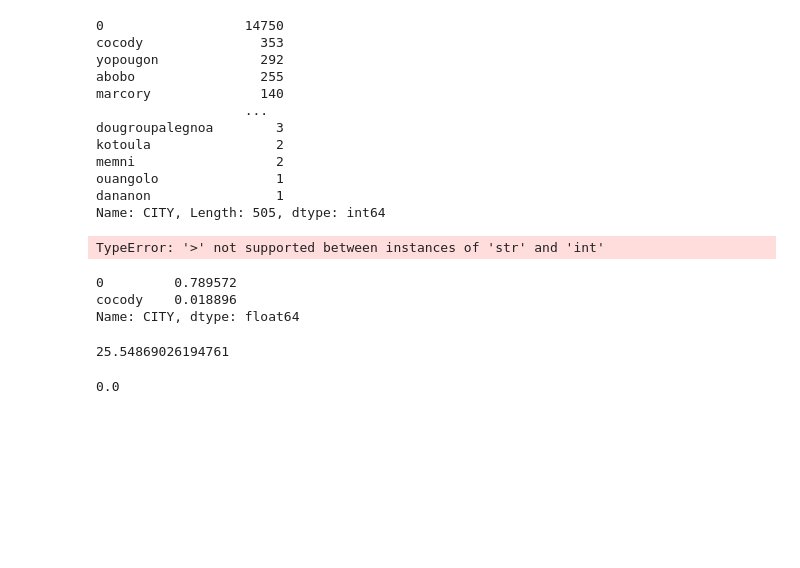
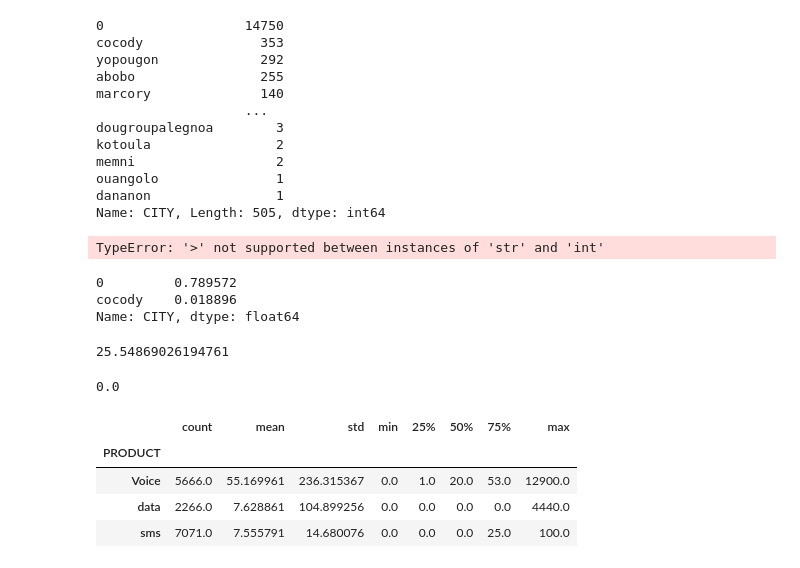
Before and after one commit to cnyakundi/week_3_ip, a Jupyter notebook: Moringa_Data_Science_Prep_W3_Independent_Project_2021_08_Cyprian_A_Nyakundi_Python.ipynb, the cells around one changed output. Drawn from its saved outputs; the diff is of its cells as text; code cells hidden in the pictures; blank space fills up the shorter version.

Commit message:
Describe the data

```diff
--- a/Moringa_Data_Science_Prep_W3_Independent_Project_2021_08_Cyprian_A_Nyakundi_Python.ipynb
+++ b/Moringa_Data_Science_Prep_W3_Independent_Project_2021_08_Cyprian_A_Nyakundi_Python.ipynb
@@ -266,3 +266,11 @@ df_for_three_days['VALUE'].mean()
 df_for_three_days['VALUE'].median()
 # %% [output]
 0.0
+# %%
+df_for_three_days['VALUE'].groupby(df_for_three_days['PRODUCT']).describe()
+# %% [output]
+|  | count | mean | std | min | 25% | 50% | 75% | max |
+| PRODUCT |  |  |  |  |  |  |  |  |
+| Voice | 5666.0 | 55.169961 | 236.315367 | 0.0 | 1.0 | 20.0 | 53.0 | 12900.0 |
+| data | 2266.0 | 7.628861 | 104.899256 | 0.0 | 0.0 | 0.0 | 0.0 | 4440.0 |
+| sms | 7071.0 | 7.555791 | 14.680076 | 0.0 | 0.0 | 0.0 | 25.0 | 100.0 |
```
